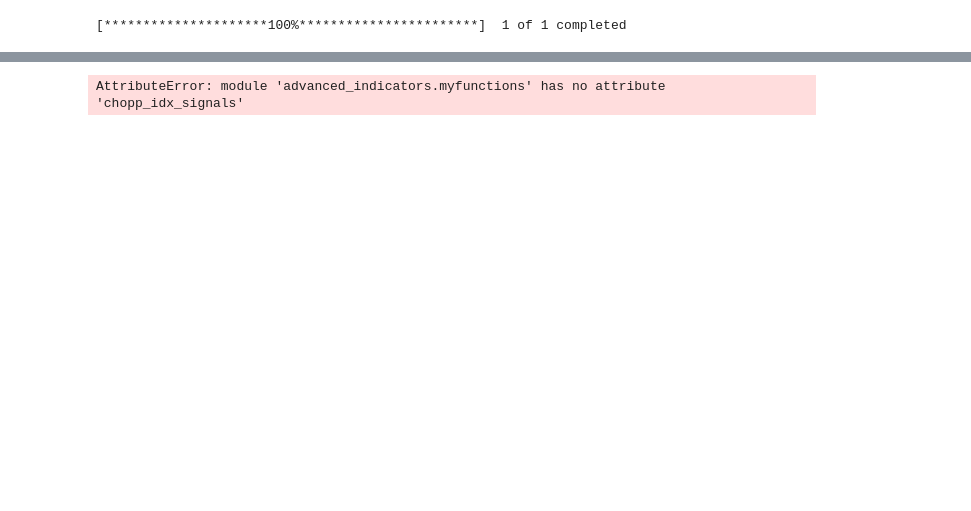
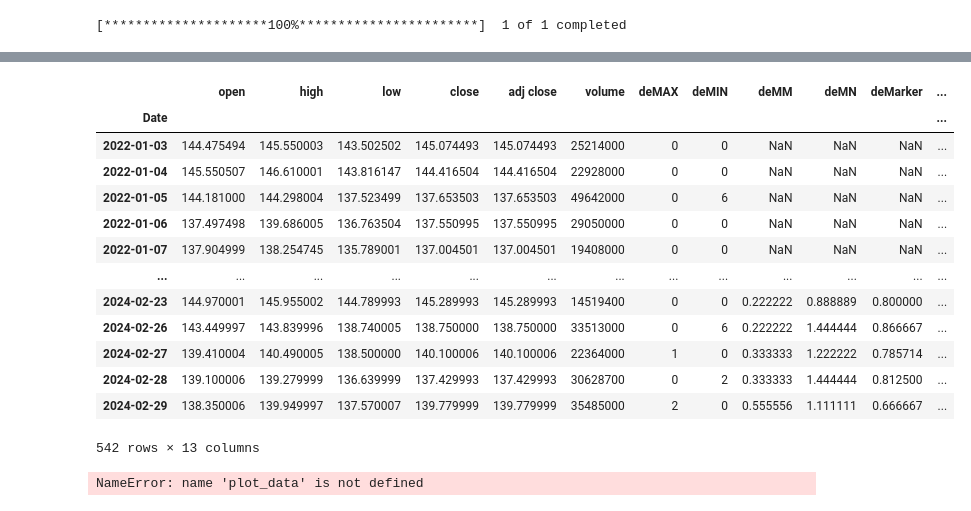
Before and after one commit to HoussamZak/advanced_trading_indicators, a Jupyter notebook: brouillon_test.ipynb, the cells around one changed output, grey strips where cells are left out. Saved outputs shown, nothing was run; the diff lists cells and outputs as text; code cells hidden in the pictures; blank space fills up the shorter version.

```diff
--- a/brouillon_test.ipynb
+++ b/brouillon_test.ipynb
@@ -20,7 +74,26 @@ KeyError: -4
+# %%
+df_X
+# %% [output]
+|  | open | high | low | close | adj close | volume | deMAX | deMIN | deMM | deMN | deMarker | ... |
+| Date |  |  |  |  |  |  |  |  |  |  |  | ... |
+| 2022-01-03 | 144.475494 | 145.550003 | 143.502502 | 145.074493 | 145.074493 | 25214000 | 0 | 0 | NaN | NaN | NaN | ... |
+| 2022-01-04 | 145.550507 | 146.610001 | 143.816147 | 144.416504 | 144.416504 | 22928000 | 0 | 0 | NaN | NaN | NaN | ... |
+| 2022-01-05 | 144.181000 | 144.298004 | 137.523499 | 137.653503 | 137.653503 | 49642000 | 0 | 6 | NaN | NaN | NaN | ... |
+| 2022-01-06 | 137.497498 | 139.686005 | 136.763504 | 137.550995 | 137.550995 | 29050000 | 0 | 0 | NaN | NaN | NaN | ... |
+| 2022-01-07 | 137.904999 | 138.254745 | 135.789001 | 137.004501 | 137.004501 | 19408000 | 0 | 0 | NaN | NaN | NaN | ... |
+| ... | ... | ... | ... | ... | ... | ... | ... | ... | ... | ... | ... | ... |
+| 2024-02-23 | 144.970001 | 145.955002 | 144.789993 | 145.289993 | 145.289993 | 14519400 | 0 | 0 | 0.222222 | 0.888889 | 0.800000 | ... |
+| 2024-02-26 | 143.449997 | 143.839996 | 138.740005 | 138.750000 | 138.750000 | 33513000 | 0 | 6 | 0.222222 | 1.444444 | 0.866667 | ... |
+| 2024-02-27 | 139.410004 | 140.490005 | 138.500000 | 140.100006 | 140.100006 | 22364000 | 1 | 0 | 0.333333 | 1.222222 | 0.785714 | ... |
+| 2024-02-28 | 139.100006 | 139.279999 | 136.639999 | 137.429993 | 137.429993 | 30628700 | 0 | 2 | 0.333333 | 1.444444 | 0.812500 | ... |
+| 2024-02-29 | 138.350006 | 139.949997 | 137.570007 | 139.779999 | 139.779999 | 35485000 | 2 | 0 | 0.555556 | 1.111111 | 0.666667 | ... |
+542 rows × 13 columns
+# %%
+plot_data(df_X)
+# %% [output]
+NameError: name 'plot_data' is not defined
 # %%
-def test():
-    assert myfunctions.chopp_idx_signals(data)
+# def test():
+#     assert myfunctions.chopp_idx_signals(data)
 
-test()
+# test()
-# %% [output]
-AttributeError: module 'advanced_indicators.myfunctions' has no attribute 'chopp_idx_signals'
```
Also changed, not shown: parts of 5 cells of this notebook, 8 other files.
